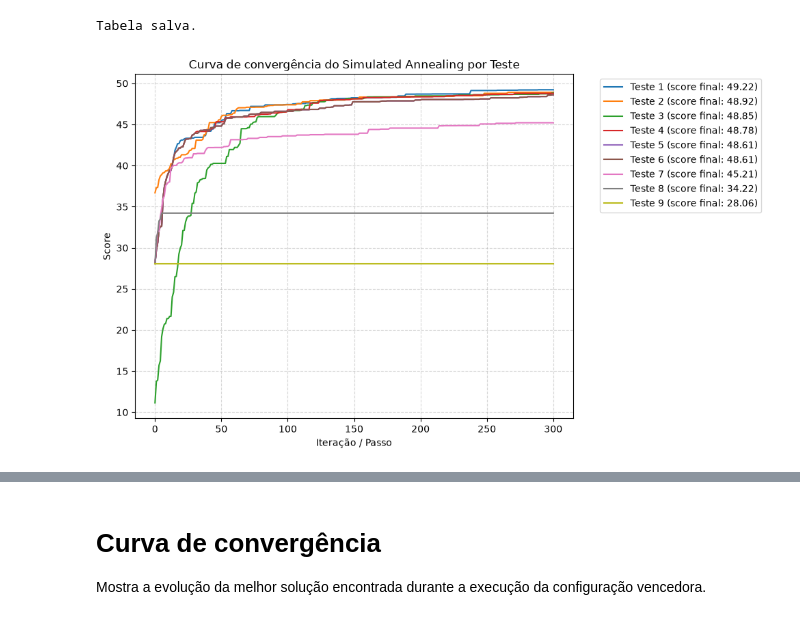
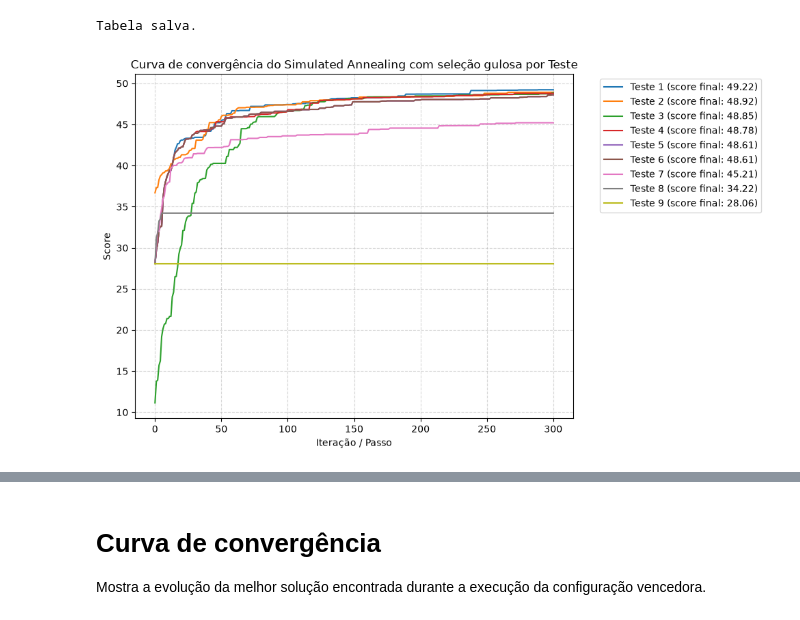
Before and after one commit to AbnerErnaniADSFatec/optimization_algorithms_impl, a Jupyter notebook: simulated_annealing_com_gulosa.ipynb, the cells around one changed output, grey strips where cells are left out. Saved outputs shown, nothing was run; the diff lists cells and outputs as text; code cells hidden in the pictures.

```diff
--- a/simulated_annealing_com_gulosa.ipynb
+++ b/simulated_annealing_com_gulosa.ipynb
@@ -542,26 +542,26 @@ Tabela salva.
 # %%
 plt.figure(figsize=(10, 6))
 
 df_sa_ = df_sa_ordenado.copy().head(10)
 
 for idx, row in df_sa_.iterrows():
     hist = row["historico"]
 
     # Caso a coluna 'historico' esteja salva como string, converte para lista
     if isinstance(hist, str):
         hist = ast.literal_eval(hist)
 
     plt.plot(hist, label=f"Teste {idx+1} (score final: {row['score']:.2f})")
 
-plt.title("Curva de convergência do Simulated Annealing por Teste")
+plt.title("Curva de convergência do Simulated Annealing com seleção gulosa por Teste")
 plt.xlabel("Iteração / Passo")
 plt.ylabel("Score")
 plt.legend(bbox_to_anchor=(1.05, 1), loc="upper left")
 plt.grid(True, linestyle="--", alpha=0.5)
 plt.tight_layout()
 plt.show()
 # %% [output]
-[figure, old version]
+[figure, new version]
 # %%
 plt.figure(figsize=(10, 6))
 
```
Also changed, not shown: parts of 2 cells of this notebook, 1 other file.
